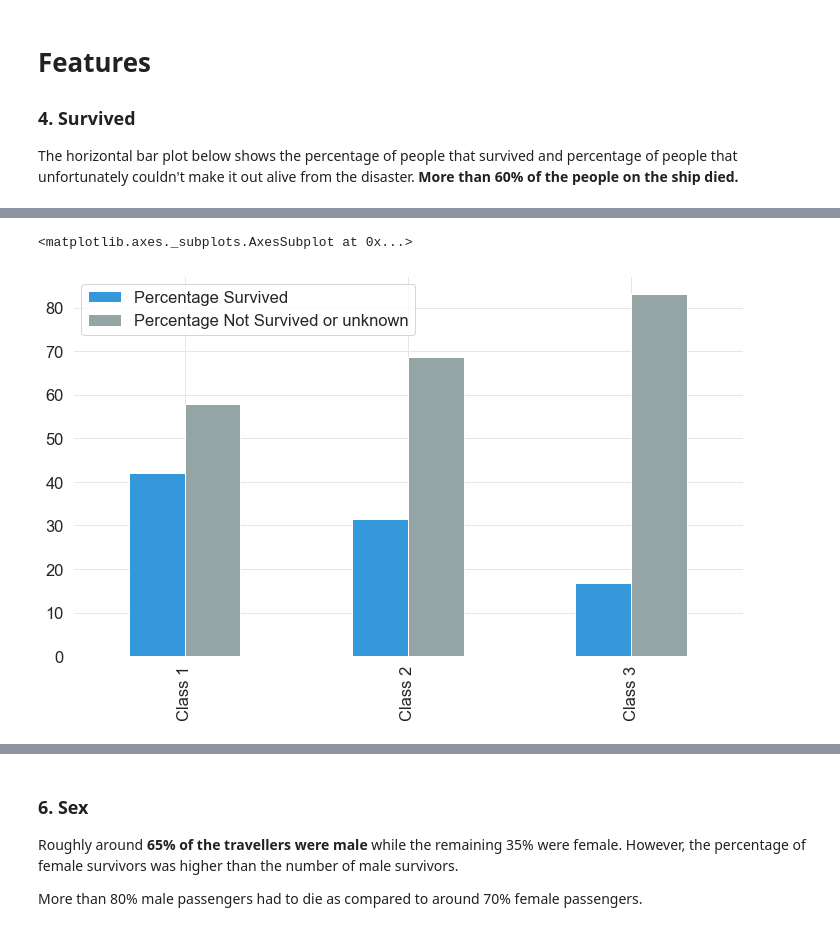
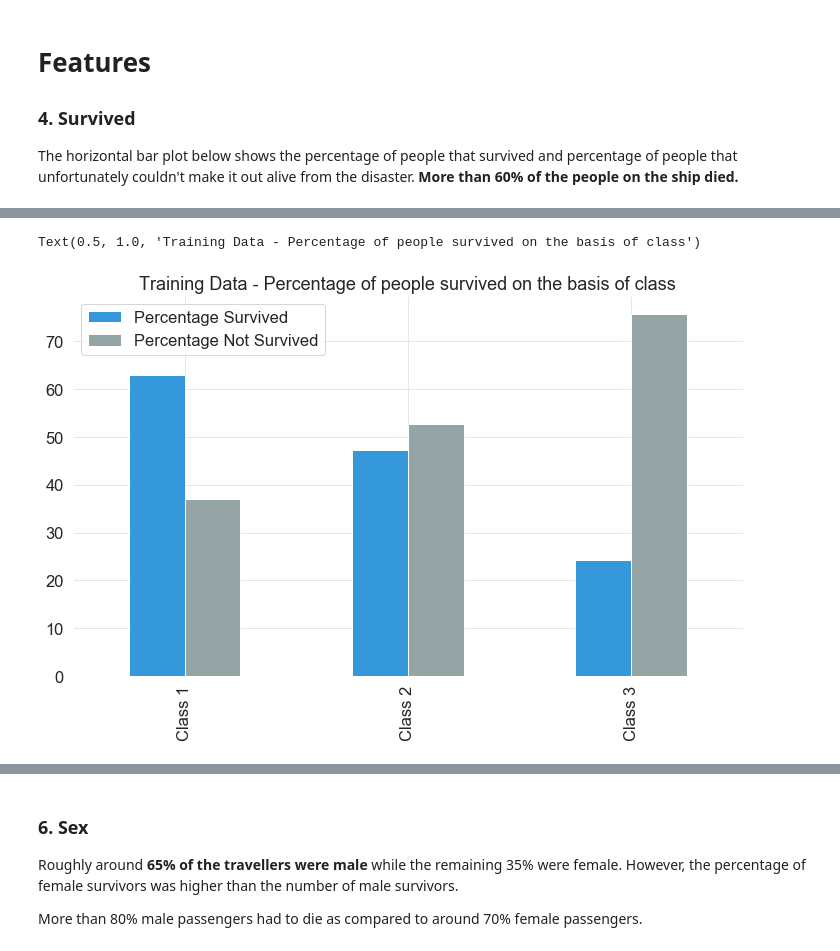
Before and after one commit to sumitmukhija/Titanic, a Jupyter notebook: Tip of the Iceberg.ipynb, the cells around one changed output, grey strips where cells are left out. Cells and saved outputs as stored; diff of their text form; code cells hidden in the pictures.

```diff
--- a/Tip of the Iceberg.ipynb
+++ b/Tip of the Iceberg.ipynb
@@ -184,13 +182,13 @@ fig_pclass = td.Pclass.value_counts().plot.pie().legend(labels=["491 travellers
 # %%
-pclass_1_survivor_distribution = round((td[td.Pclass == 1].Survived == 1).value_counts()[1]/len(td[td.Pclass == 1]) * 100, 2)
-pclass_2_survivor_distribution = round((td[td.Pclass == 2].Survived == 1).value_counts()[1]/len(td[td.Pclass == 2]) * 100, 2)
-pclass_3_survivor_distribution = round((td[td.Pclass == 3].Survived == 1).value_counts()[1]/len(td[td.Pclass == 3]) * 100, 2)
+pclass_1_survivor_distribution = round((trd[trd.Pclass == 1].Survived == 1).value_counts()[1]/len(trd[trd.Pclass == 1]) * 100, 2)
+pclass_2_survivor_distribution = round((trd[trd.Pclass == 2].Survived == 1).value_counts()[1]/len(trd[trd.Pclass == 2]) * 100, 2)
+pclass_3_survivor_distribution = round((trd[trd.Pclass == 3].Survived == 1).value_counts()[1]/len(trd[trd.Pclass == 3]) * 100, 2)
 pclass_perc_df = pd.DataFrame(
     { "Percentage Survived":{"Class 1": pclass_1_survivor_distribution,"Class 2": pclass_2_survivor_distribution, "Class 3": pclass_3_survivor_distribution},
-     "Percentage Not Survived or unknown":{"Class 1": 100-pclass_1_survivor_distribution,"Class 2": 100-pclass_2_survivor_distribution, "Class 3": 100-pclass_3_survivor_distribution}})
-pclass_perc_df.plot.bar()
+     "Percentage Not Survived":{"Class 1": 100-pclass_1_survivor_distribution,"Class 2": 100-pclass_2_survivor_distribution, "Class 3": 100-pclass_3_survivor_distribution}})
+pclass_perc_df.plot.bar().set_title("Training Data - Percentage of people survived on the basis of class")
 # %% [output]
-<matplotlib.axes._subplots.AxesSubplot at 0x...>
+Text(0.5, 1.0, 'Training Data - Percentage of people survived on the basis of class')
-[figure, old version]
+[figure, new version]
 # %%
 for x in [1,2,3]:    ## for 3 classes
```
Also changed, not shown: parts of 29 cells of this notebook.
